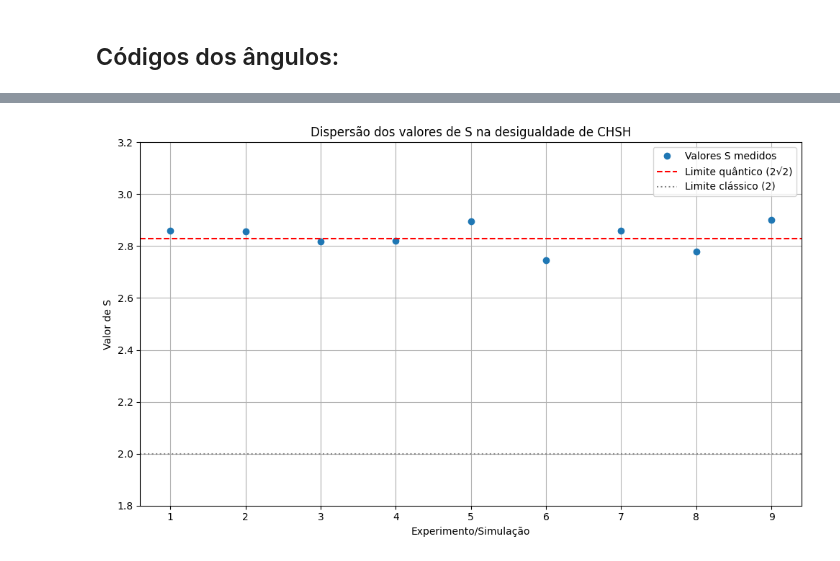
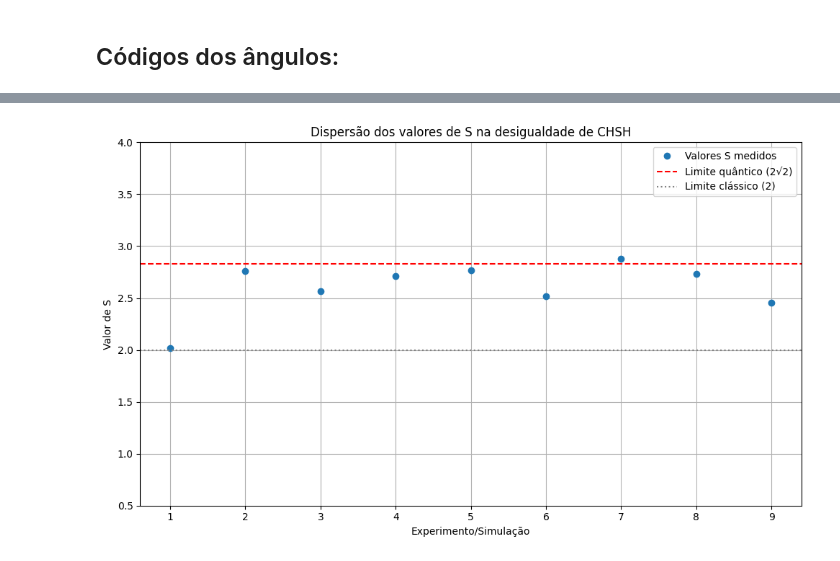
Before and after one commit to theianreis/Computa-o_qu-ntica, a Jupyter notebook: main/code/Algoritmos/Desigualdade_de_bell.ipynb/Primeiro_EME/Primeiro_EME-Desigualdade_de_Bell_(Sem Ruído).ipynb, the cells around one changed output, grey strips where cells are left out. Saved outputs shown, nothing was run; the diff lists cells and outputs as text; code cells hidden in the pictures.

```diff
--- a/main/code/Algoritmos/Desigualdade_de_bell.ipynb/Primeiro_EME/Primeiro_EME-Desigualdade_de_Bell_(Sem Ruído).ipynb
+++ b/main/code/Algoritmos/Desigualdade_de_bell.ipynb/Primeiro_EME/Primeiro_EME-Desigualdade_de_Bell_(Sem Ruído).ipynb
@@ -50,8 +70,8 @@ def bell_circuit(theta_a, theta_b):
     qc = QuantumCircuit(2, 2)
     qc.h(0)
     qc.cx(0, 1)
-    qc.x(1)
-    qc.z(1)
+    qc.x(0)
+    qc.z(0)
 
     qc.barrier()
 
@@ -508,21 +543,21 @@ plt.show()
 # %%
 valores_S = [Valores_S[0,0],Valores_S[1,0],Valores_S[2,0],Valores_S[0,1],Valores_S[1,1],Valores_S[2,1],Valores_S[0,2],Valores_S[1,2],Valores_S[2,2]]
 indices = list(range(1, len(valores_S)+1))
 
 plt.figure(figsize=(10, 6))
 plt.plot(indices, valores_S, marker='o', linestyle='', label='Valores S medidos')
 
 plt.axhline(y=2*np.sqrt(2), color='red', linestyle='--', label='Limite quântico (2√2)')
 
 plt.axhline(y=2, color='gray', linestyle=':', label='Limite clássico (2)')
 
 plt.title('Dispersão dos valores de S na desigualdade de CHSH')
 plt.xlabel('Experimento/Simulação')
 plt.ylabel('Valor de S')
-plt.ylim(1.8, 3.2)
+plt.ylim(0.5, 4)
 plt.grid(True)
 plt.legend()
 plt.tight_layout()
 plt.show()
 # %% [output]
-[figure, old version]
+[figure, new version]
```
Also changed, not shown: parts of 11 cells of this notebook, 1 other file.
